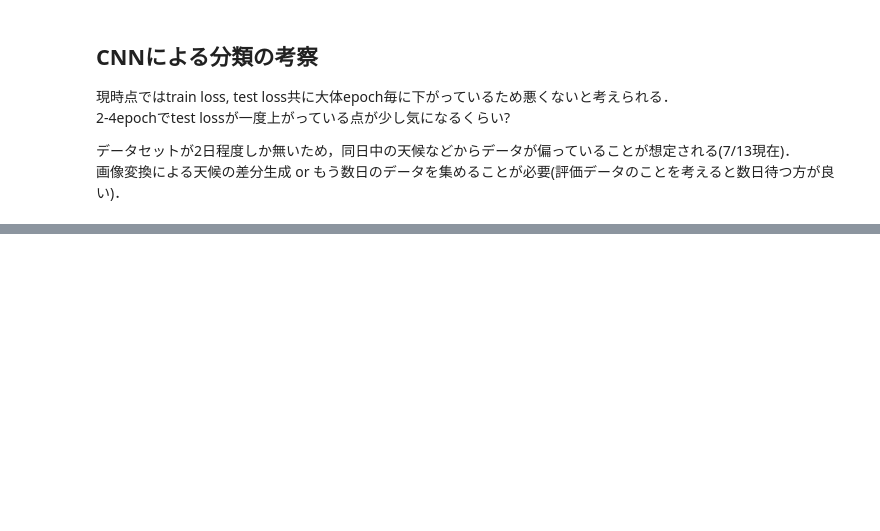
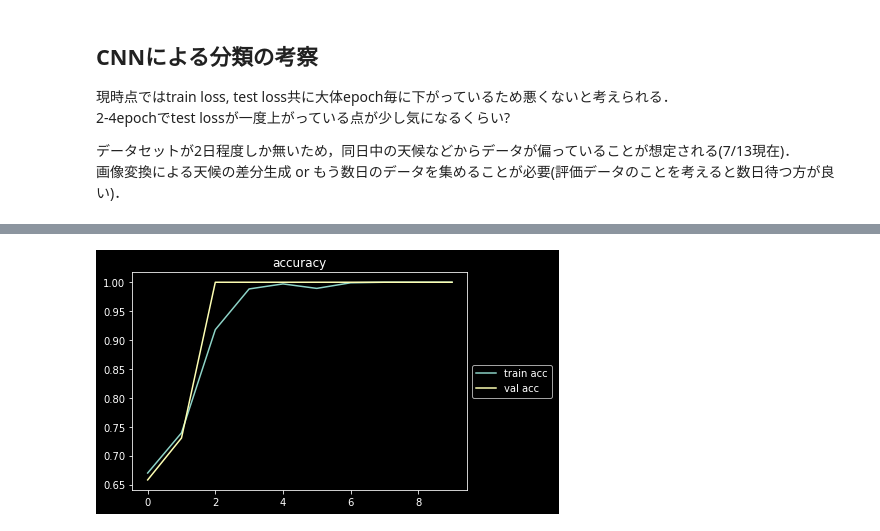
Before and after one commit to equanz/teraken_overtime, a Jupyter notebook: src/north_detection/north_detection.ipynb, the cells around one changed output, grey strips where cells are left out. Cells and saved outputs as stored; diff of their text form; code cells hidden in the pictures; blank space fills up the shorter version.

```diff
--- a/src/north_detection/north_detection.ipynb
+++ b/src/north_detection/north_detection.ipynb
@@ -263,0 +294,94 @@ Epoch 10/10
+# %%
+from keras import layers, models
+import numpy as np
+import matplotlib.pyplot as plt
+import os
+
+# CONST VAL
+DUMP_DIR = os.getenv('HOME') + "/teraken_overtime_dump"
+DATASET_DIR = os.getenv('HOME') + "/teraken_overtime_dump/labeled"
+LABEL_NAME = ['not_north', 'north']
+
+%matplotlib inline
+
+def to_grayscale(X):
+    L_FILTER = backend.constant([[[[0.21 , 0.72 , 0.07]]]])
+    return backend.sum(X * L_FILTER, axis=-1, keepdims=True)
+
+def create_model():
+    RESIZE_VAL = 150 # resized by 150
+    model = models.Sequential()
+    model.add(layers.Lambda(to_grayscale, input_shape=(RESIZE_VAL, RESIZE_VAL, 3)))
+    model.add(layers.Conv2D(32, (3, 3), activation="relu")) # conv layer
+    model.add(layers.MaxPooling2D((2, 2))) # pooling layer
+    model.add(layers.Conv2D(64, (3, 3), activation="relu")) # conv layer
+    model.add(layers.MaxPooling2D((2, 2))) # pooling layer
+    model.add(layers.Conv2D(128, (3, 3), activation="relu")) # conv layer
+    model.add(layers.MaxPooling2D((2, 2))) # pooling layer
+    model.add(layers.Conv2D(128, (3, 3), activation="relu")) # conv layer
+    model.add(layers.MaxPooling2D((2, 2))) # pooling layer
+    model.add(layers.Flatten()) # flatten layer
+    model.add(layers.Dense(512, activation="relu")) # fully connect layer 1
+    model.add(layers.Dense(1, activation="sigmoid")) # fully connect layer 2 (output)
+
+    model.summary() # show summary
+
+    model.compile(loss="binary_crossentropy", optimizer='sgd', metrics=["acc"]) # compile model
+    return model
+
+def train_model(model, datasets_path):
+    X_train, X_val, X_test, y_train, y_val, y_test = np.load(datasets_path)
+    X_train = X_train.astype("float") / 255
+    X_val = X_val.astype("float")  / 255
+    model_stack = model.fit(X_train, y_train, epochs=10, batch_size=6, validation_data=(X_val, y_val))
+    return model_stack
+
+def show_history(model_stack):
+    acc = model_stack.history['acc']
+    val_acc = model_stack.history['val_acc']
+    loss = model_stack.history['loss']
+    val_loss = model_stack.history['val_loss']
+
+    # plot learning curve
+    epoch = range(len(acc))
+    plt.style.use('dark_background')
+    plt.plot(epoch, acc, label="train acc")
+    plt.plot(epoch, val_acc, label="val acc")
+    plt.title("accuracy")
+    plt.legend(loc='center left', bbox_to_anchor=(1, 0.5))
+    plt.show()
+
+    plt.plot(epoch, loss, label='train loss')
+    plt.plot(epoch, val_loss, label='val loss')
+    plt.title('loss')
+    plt.legend(loc='center left', bbox_to_anchor=(1, 0.5))
+    plt.show()
+
+def evaluate_data(model, datasets_path):
+    X_train, X_val, X_test, y_train, y_val, y_test = np.load(datasets_path)
+    X_test  = X_test.astype("float")  / 255
+    eval_stack = model.evaluate(x=X_test, y=y_test)
+    return eval_stack
+
+def main():
+    datasets_path = DUMP_DIR + "/north_datasets.npy"
+    model = create_model()
+
+    model_stack = train_model(model, datasets_path) # training model
+    show_history(model_stack)
+
+    # evaluate by testsets
+    eval_stack = evaluate_data(model, datasets_path)
+    print("test loss: " + str(eval_stack[0]))
+    print("test acc: " + str(eval_stack[1]))
+
+    # save model
+    model_string = model.to_json()
+    open(DUMP_DIR + "/north_model_cnn_gray.json", 'w').write(model_string)
+
+    # save parameter
+    model.save_weights(DUMP_DIR + "/north_params_cnn_gray.hdf5")
+
+if __name__ == "__main__":
+    main()
+# %% [output]
@@ -263,0 +405 @@ Epoch 10/10
+[figure, added]
```
Also changed, not shown: parts of 10 cells of this notebook, 3 other files.
